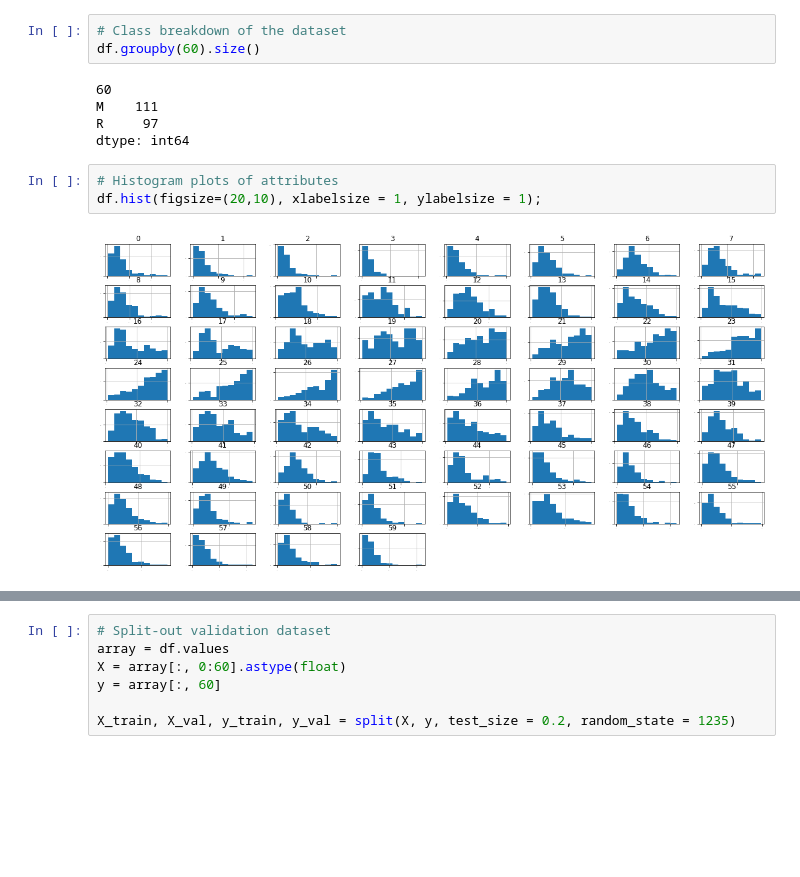
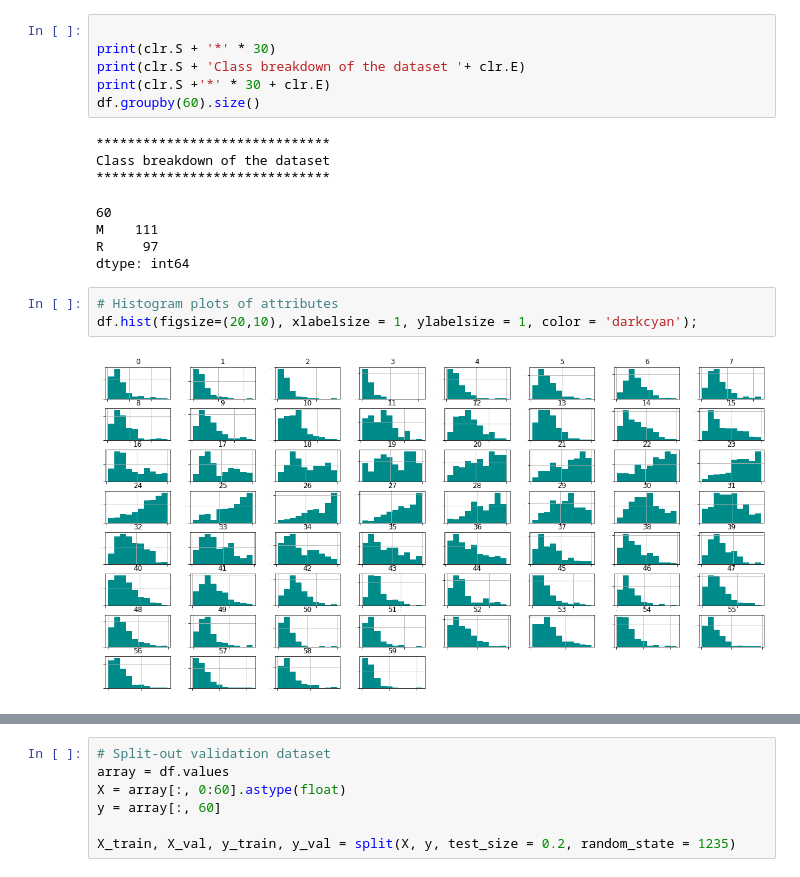
Before and after one commit to vainero/Sonar-Mines-vs-Rocks_Binary-Classification, a Jupyter notebook: sonar-mines-vs-rocks-binary-classification.ipynb, the cells around one changed output, grey strips where cells are left out. Drawn from its saved outputs; the diff is of its cells as text; blank space fills up the shorter version.

```diff
--- a/sonar-mines-vs-rocks-binary-classification.ipynb
+++ b/sonar-mines-vs-rocks-binary-classification.ipynb
@@ -142,15 +155,21 @@ df.describe()
 # %%
-# Class breakdown of the dataset
+
+print(clr.S + '*' * 30)
+print(clr.S + 'Class breakdown of the dataset '+ clr.E)
+print(clr.S +'*' * 30 + clr.E)
 df.groupby(60).size()
 # %% [output]
-60
-M    111
-R     97
-dtype: int64
+******************************
+Class breakdown of the dataset
+******************************
+60
+M    111
+R     97
+dtype: int64
 # %%
 # Histogram plots of attributes
-df.hist(figsize=(20,10), xlabelsize = 1, ylabelsize = 1);
+df.hist(figsize=(20,10), xlabelsize = 1, ylabelsize = 1, color = 'darkcyan');
 # %% [output]
-[figure, old version]
+[figure, new version]
 # %%
 # Density plots of attributes
```
Also changed, not shown: parts of 44 cells of this notebook.
